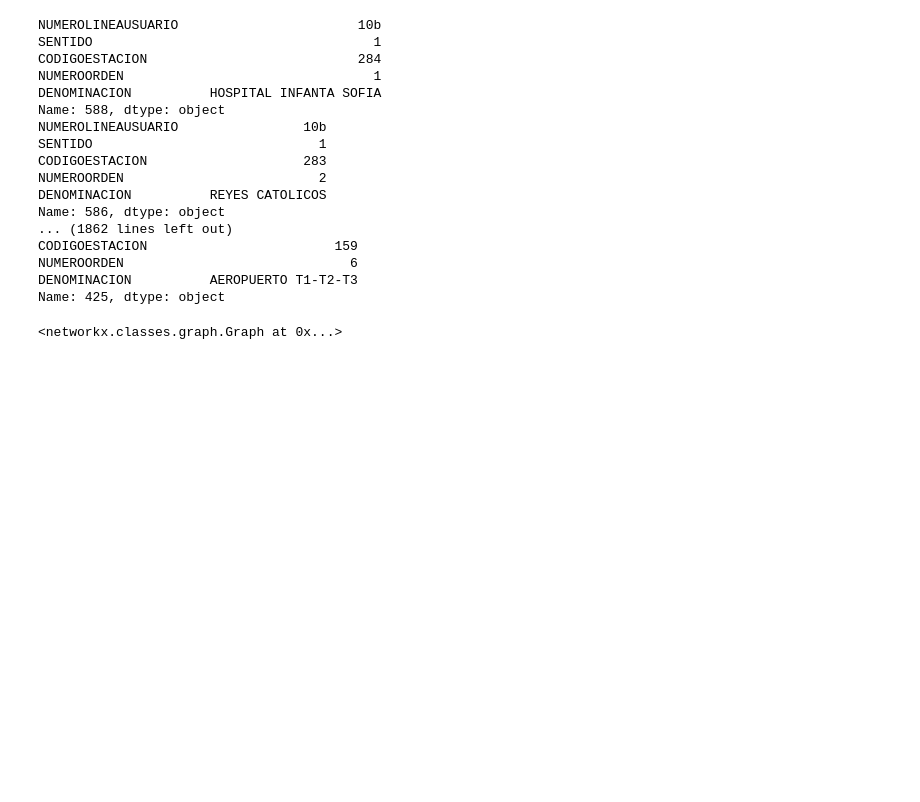
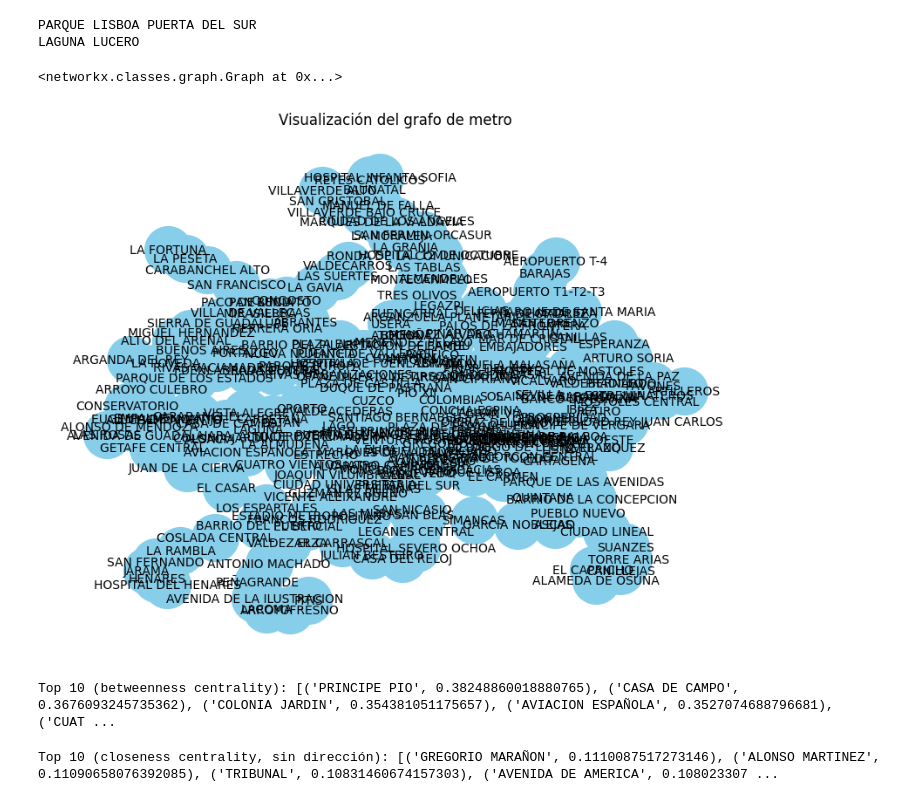
Before and after one commit to mriioos/p3-bain-graphs-analisys, a Jupyter notebook: main.ipynb, the cells around one changed output. Cells and saved outputs as stored; diff of their text form; code cells hidden in the pictures; blank space fills up the shorter version.

```diff
--- a/main.ipynb
+++ b/main.ipynb
@@ -82,45 +83,56 @@ for i_parada, parada in df_limpio.iterrows():
 for line in df_limpio['NUMEROLINEAUSUARIO'].unique().tolist():
     df_line = df_limpio[df_limpio['NUMEROLINEAUSUARIO'] == line].sort_values(by='NUMEROORDEN')
     paradas = list(df_line.iterrows())
-    for i_parada in range(len(paradas) - 2): # Ignorar la última parada
+
+    if "-2" in line:
+        continue
+
+    for i_parada in range(len(paradas) - 1): # Ignorar la última parada
         i, parada = paradas[i_parada]
         i_next, parada_next = paradas[i_parada + 1]
+        tiempo = parada_next['LONGITUDTRAMOANTERIOR'] / parada_next['VELOCIDADTRAMOANTERIOR'] if parada_next['VELOCIDADTRAMOANTERIOR'] != 0 else 0
+        G.add_edge(parada['DENOMINACION'], parada_next['DENOMINACION'], line=line, time=tiempo)
 
-        G.add_edge(parada['DENOMINACION'], parada_next['DENOMINACION'])
+    if "-" in line:
+        i, parada0 = paradas[0]
+        i_ult, parada_ult = paradas[len(paradas)-1]
+        print(parada0['DENOMINACION'], parada_ult['DENOMINACION'])
+        tiempo = parada_ult['LONGITUDTRAMOANTERIOR'] / parada_ult['VELOCIDADTRAMOANTERIOR'] if parada_ult['VELOCIDADTRAMOANTERIOR'] != 0 else 0
+        G.add_edge(parada0['DENOMINACION'], parada_ult['DENOMINACION'], line=line, time=tiempo)
 
 
-'''
-for idx, row in df_limpio.iterrows():
-    remitente = row['from']
-    to_list = row['to_list']
-    if pd.isna(remitente):
-        continue
-    if isinstance(to_list, np.ndarray):
-        for dest in to_list:
-            if pd.notna(dest):
-                G.add_edge(remitente, dest)
-'''
 # Crear el grafo a partir del DataFrame
 grafo_metro = G
 grafo_metro
 # %% [output]
-NUMEROLINEAUSUARIO                       10b
-SENTIDO                                    1
-CODIGOESTACION                           284
-NUMEROORDEN                                1
-DENOMINACION          HOSPITAL INFANTA SOFIA
-Name: 588, dtype: object
-NUMEROLINEAUSUARIO                10b
-SENTIDO                             1
-CODIGOESTACION                    283
-NUMEROORDEN                         2
-DENOMINACION          REYES CATOLICOS
-Name: 586, dtype: object
-... (1862 lines left out)
-CODIGOESTACION                        159
-NUMEROORDEN                             6
-DENOMINACION          AEROPUERTO T1-T2-T3
-Name: 425, dtype: object
+PARQUE LISBOA PUERTA DEL SUR
+LAGUNA LUCERO
 <networkx.classes.graph.Graph at 0x...>
 # %%
 nx.write_gexf(grafo_metro, 'grafo.gexf')
+# %%
+import networkx as nx
+import matplotlib.pyplot as plt
+
+# Cargar el archivo GEXF
+G = nx.read_gexf("grafo.gexf")
+
+# Dibujar el grafo
+plt.figure(figsize=(8, 6))
+nx.draw(G, with_labels=True, node_color='skyblue', node_size=1500, edge_color='gray', font_size=10)
+plt.title("Visualización del grafo de metro")
+plt.show()
+# %% [output]
+[figure, added]
+# %%
+bet_centr = nx.betweenness_centrality(grafo_metro, k=20, normalized=True)
+top10_bet = sorted(bet_centr.items(), key=lambda x: x[1], reverse=True)[:10]
+print("Top 10 (betweenness centrality):", top10_bet)
+# %% [output]
+Top 10 (betweenness centrality): [('PRINCIPE PIO', 0.38248860018880765), ('CASA DE CAMPO', 0.3676093245735362), ('COLONIA JARDIN', 0.354381051175657), ('AVIACION ESPAÑOLA', 0.3527074688796681), ('CUAT ...
+# %%
+closeness_dict = nx.closeness_centrality(grafo_metro.to_undirected())
+top10_closeness = sorted(closeness_dict.items(), key=lambda x: x[1], reverse=True)[:10]
+print("Top 10 (closeness centrality, sin dirección):", top10_closeness)
+# %% [output]
+Top 10 (closeness centrality, sin dirección): [('GREGORIO MARAÑON', 0.1110087517273146), ('ALONSO MARTINEZ', 0.11090658076392085), ('TRIBUNAL', 0.10831460674157303), ('AVENIDA DE AMERICA', 0.108023307 ...
```
Also changed, not shown: parts of 5 cells of this notebook, 2 other files.
